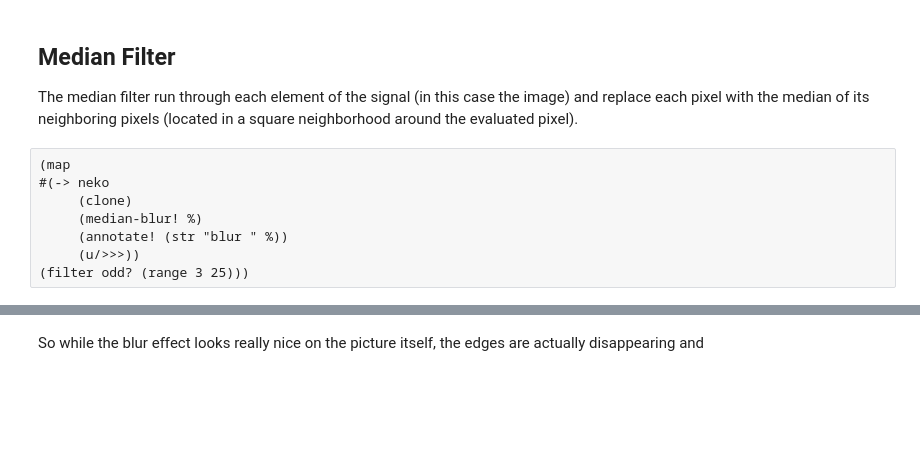
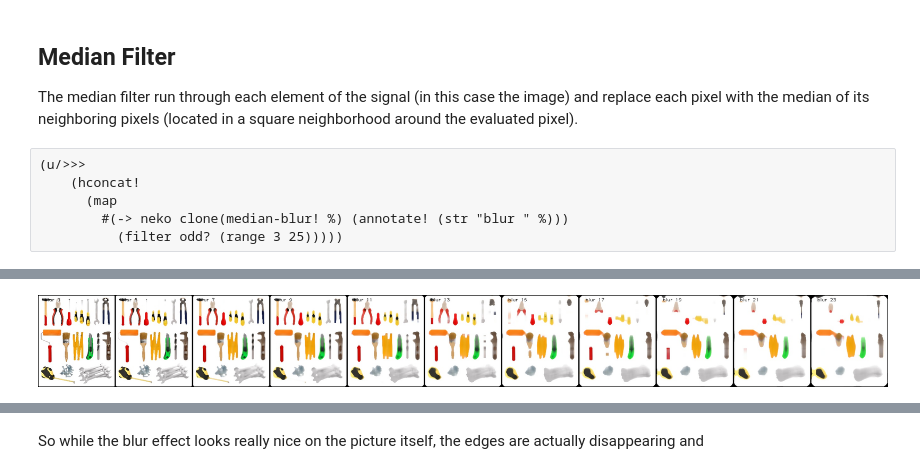
Before and after one commit to hellonico/origami-fun, a Jupyter notebook: jupyter/smoothing.ipynb, the cells around one changed output, grey strips where cells are left out. Drawn from its saved outputs; the diff is of its cells as text; blank space fills up the shorter version.

```diff
--- a/jupyter/smoothing.ipynb
+++ b/jupyter/smoothing.ipynb
@@ -51,11 +51,9 @@ We will use a simple annotate function to mark the image with the factor used to
 
 The median filter run through each element of the signal (in this case the image) and replace each pixel with the median of its neighboring pixels (located in a square neighborhood around the evaluated pixel).
 # %%
-(map
-#(-> neko
-     (clone)
-     (median-blur! %)
-     (annotate! (str "blur " %))
-     (u/>>>))
-(filter odd? (range 3 25)))
+(u/>>>
+    (hconcat!
+      (map
+        #(-> neko clone(median-blur! %) (annotate! (str "blur " %)))
+          (filter odd? (range 3 25)))))
 # %% [output]
@@ -63 +60,2 @@ The median filter run through each element of the signal (in this case the image
+[figure, added]
 # %%
```
Also changed, not shown: parts of 9 cells of this notebook, 17 other files.
